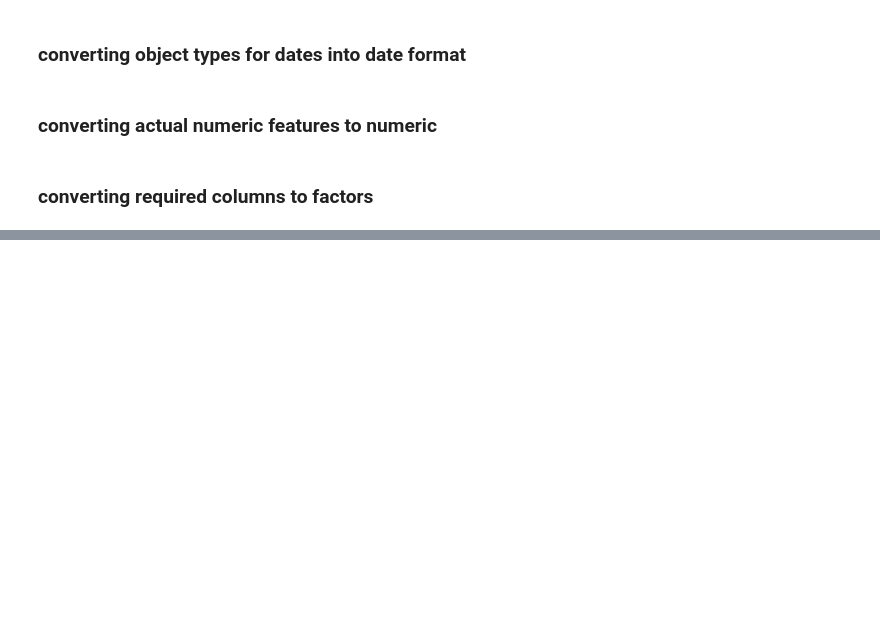
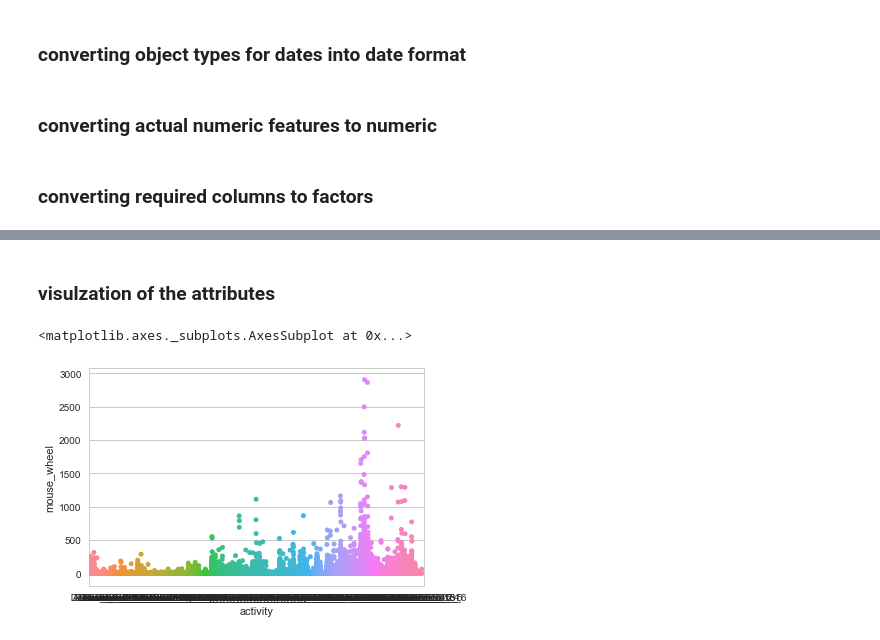
Before and after one commit to ashishakshantal/Internship, a Jupyter notebook: EPM-checkpoint.ipynb, the cells around one changed output, grey strips where cells are left out. Drawn from its saved outputs; the diff is of its cells as text; code cells hidden in the pictures; blank space fills up the shorter version.

```diff
--- a/EPM-checkpoint.ipynb
+++ b/EPM-checkpoint.ipynb
@@ -70,0 +110,7 @@ epm['exercise'] = epm['exercise'].astype('category')
+# %% [markdown]
+### visulzation of the attributes
+# %%
+sns.stripplot(x='activity', y= 'mouse_wheel', data=epm, jitter=True)
+# %% [output]
+<matplotlib.axes._subplots.AxesSubplot at 0x...>
+[figure, added]
```
Also changed, not shown: parts of 26 cells of this notebook.
